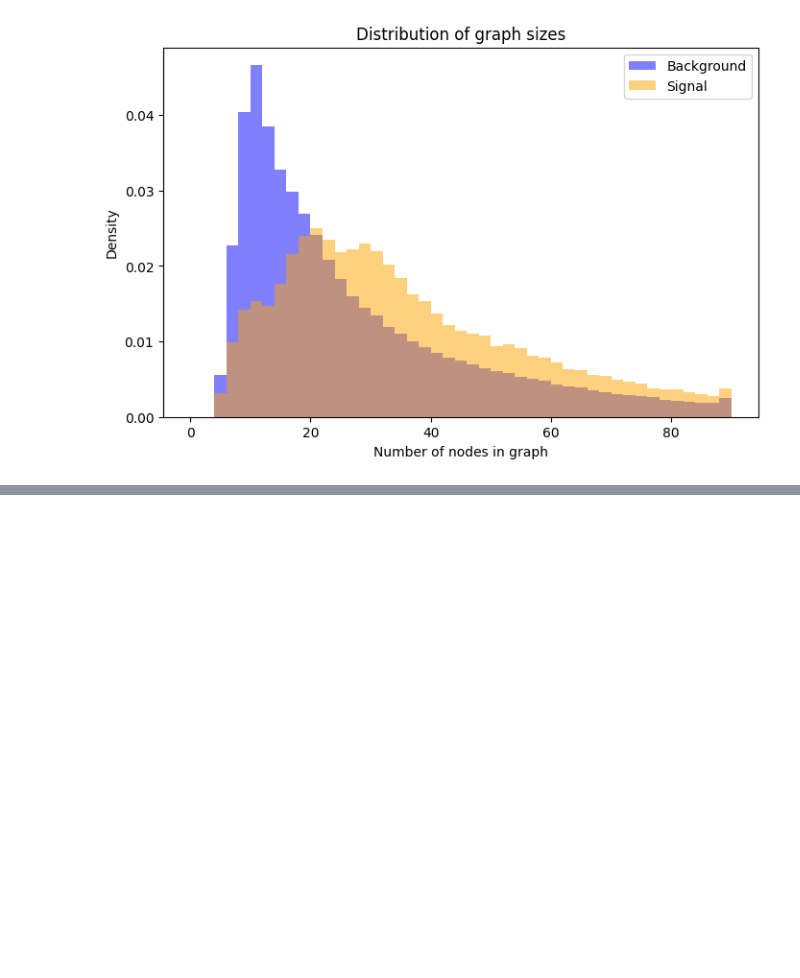
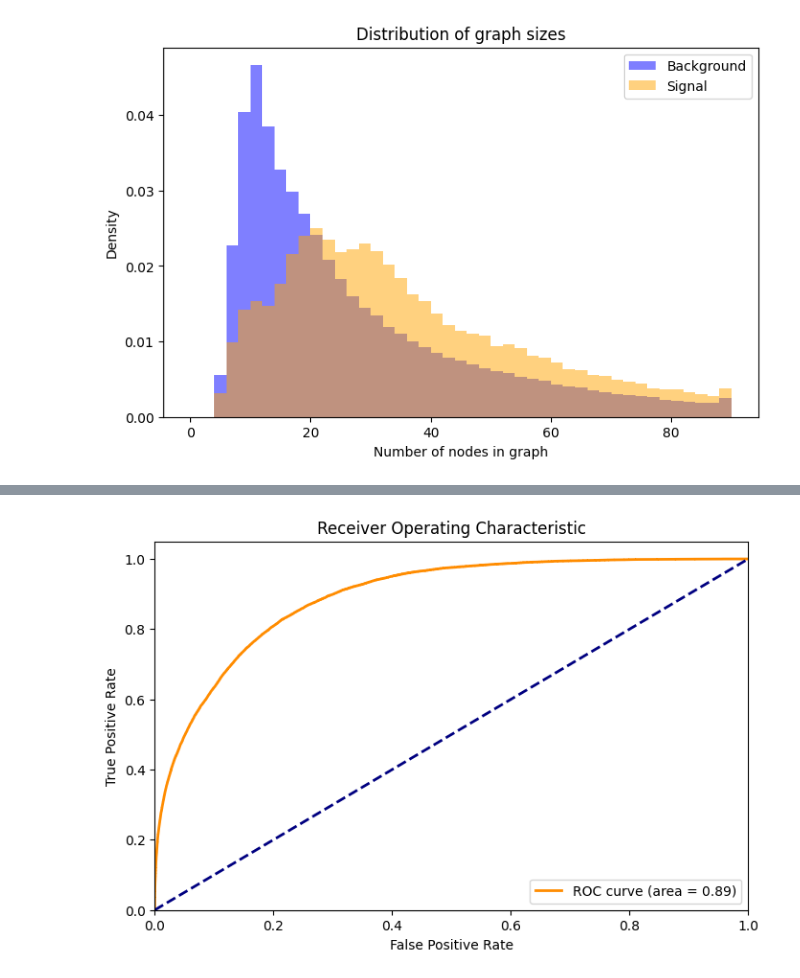
Before and after one commit to makoeppel/mu3e_gnn_trigger, a Jupyter notebook: notebooks_supervised/GraphClassifier.ipynb, the cells around one changed output, grey strips where cells are left out. Saved outputs shown, nothing was run; the diff lists cells and outputs as text; code cells hidden in the pictures; blank space fills up the shorter version.

```diff
--- a/notebooks_supervised/GraphClassifier.ipynb
+++ b/notebooks_supervised/GraphClassifier.ipynb
@@ -167,0 +151,26 @@ def all_indices_hetero(
+# %%
+from sklearn.metrics import roc_curve, auc
+fig, ax = plt.subplots(figsize=(8, 5))
+val_labels = []
+val_preds = []
+model.eval()
+with torch.no_grad():
+    for batch in tqdm(val_loader, desc="Evaluating on validation set"):
+        out = model(batch)
+        val_labels.append(batch.y.cpu())
+        val_preds.append(out.cpu())
+val_labels = torch.cat(val_labels).numpy()
+val_preds = torch.cat(val_preds).numpy()
+fpr, tpr, thresholds = roc_curve(val_labels, val_preds)
+roc_auc = auc(fpr, tpr)
+ax.plot(fpr, tpr, color="darkorange", lw=2, label=f"ROC curve (area = {roc_auc:.2f})")
+ax.plot([0, 1], [0, 1], color="navy", lw=2, linestyle="--")
+ax.set_xlim([0.0, 1.0])
+ax.set_ylim([0.0, 1.05])
+ax.set_xlabel("False Positive Rate")
+ax.set_ylabel("True Positive Rate")
+ax.set_title("Receiver Operating Characteristic")
+ax.legend(loc="lower right")
+plt.savefig(f"{PLOTS_DIR}/graph_classifier_roc_curve.png")
+# %% [output]
+[figure, added]
```
Also changed, not shown: parts of 3 cells of this notebook, 7 other files.
